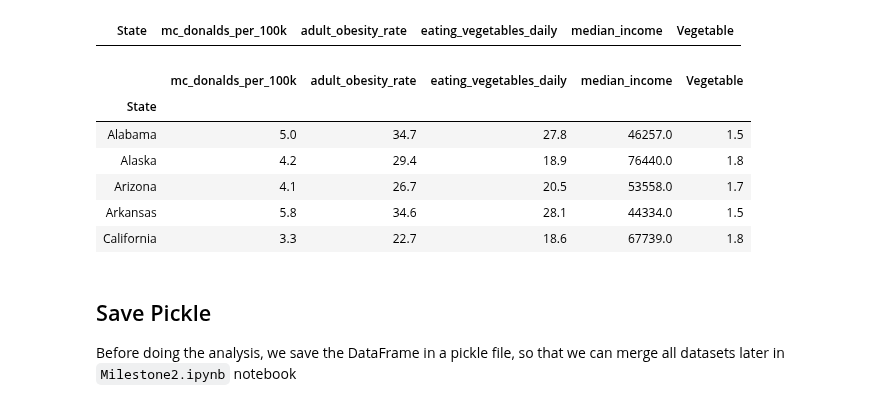
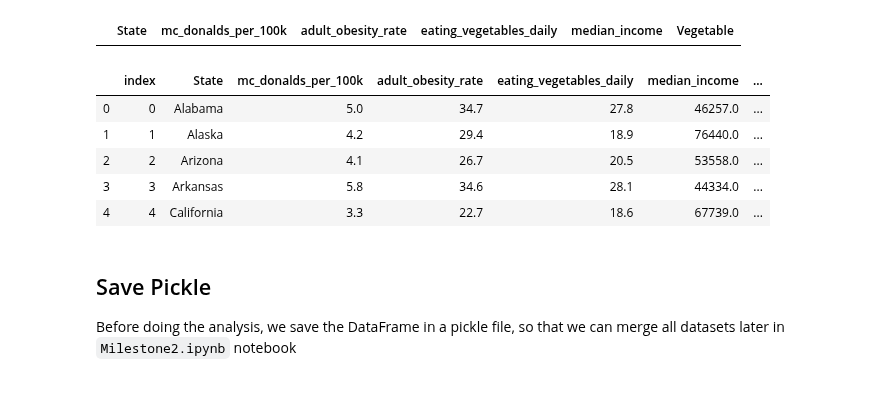
Before and after one commit to steber97/RecursionFairies_AdaProject, a Jupyter notebook: McDonalds.ipynb, the cells around one changed output. Cells and saved outputs as stored; diff of their text form; code cells hidden in the pictures.

```diff
--- a/McDonalds.ipynb
+++ b/McDonalds.ipynb
@@ -282,17 +282,15 @@ df[df.isna().any(axis=1)]
 # %% [output]
 |  | State | mc_donalds_per_100k | adult_obesity_rate | eating_vegetables_daily | median_income | Vegetable |
 # %%
-df = df.sort_values(by=['State'], ascending=True)  # We sort again by state name
-df = df.set_index('State')  # And set a new index.
+df = df.sort_values(by=['State'], ascending=True).reset_index()  # We sort again by state name
 df.head()
 # %% [output]
-|  | mc_donalds_per_100k | adult_obesity_rate | eating_vegetables_daily | median_income | Vegetable |
-| State |  |  |  |  |  |
-| Alabama | 5.0 | 34.7 | 27.8 | 46257.0 | 1.5 |
-| Alaska | 4.2 | 29.4 | 18.9 | 76440.0 | 1.8 |
-| Arizona | 4.1 | 26.7 | 20.5 | 53558.0 | 1.7 |
-| Arkansas | 5.8 | 34.6 | 28.1 | 44334.0 | 1.5 |
-| California | 3.3 | 22.7 | 18.6 | 67739.0 | 1.8 |
+|  | index | State | mc_donalds_per_100k | adult_obesity_rate | eating_vegetables_daily | median_income | ... |
+| 0 | 0 | Alabama | 5.0 | 34.7 | 27.8 | 46257.0 | ... |
+| 1 | 1 | Alaska | 4.2 | 29.4 | 18.9 | 76440.0 | ... |
+| 2 | 2 | Arizona | 4.1 | 26.7 | 20.5 | 53558.0 | ... |
+| 3 | 3 | Arkansas | 5.8 | 34.6 | 28.1 | 44334.0 | ... |
+| 4 | 4 | California | 3.3 | 22.7 | 18.6 | 67739.0 | ... |
 # %% [markdown]
 ## Save Pickle
 Before doing the analysis, we save the DataFrame in a pickle file, so that we can merge all datasets later in `Milestone2.ipynb` notebook
```
Also changed, not shown: parts of 5 cells of this notebook, 6 other files.
